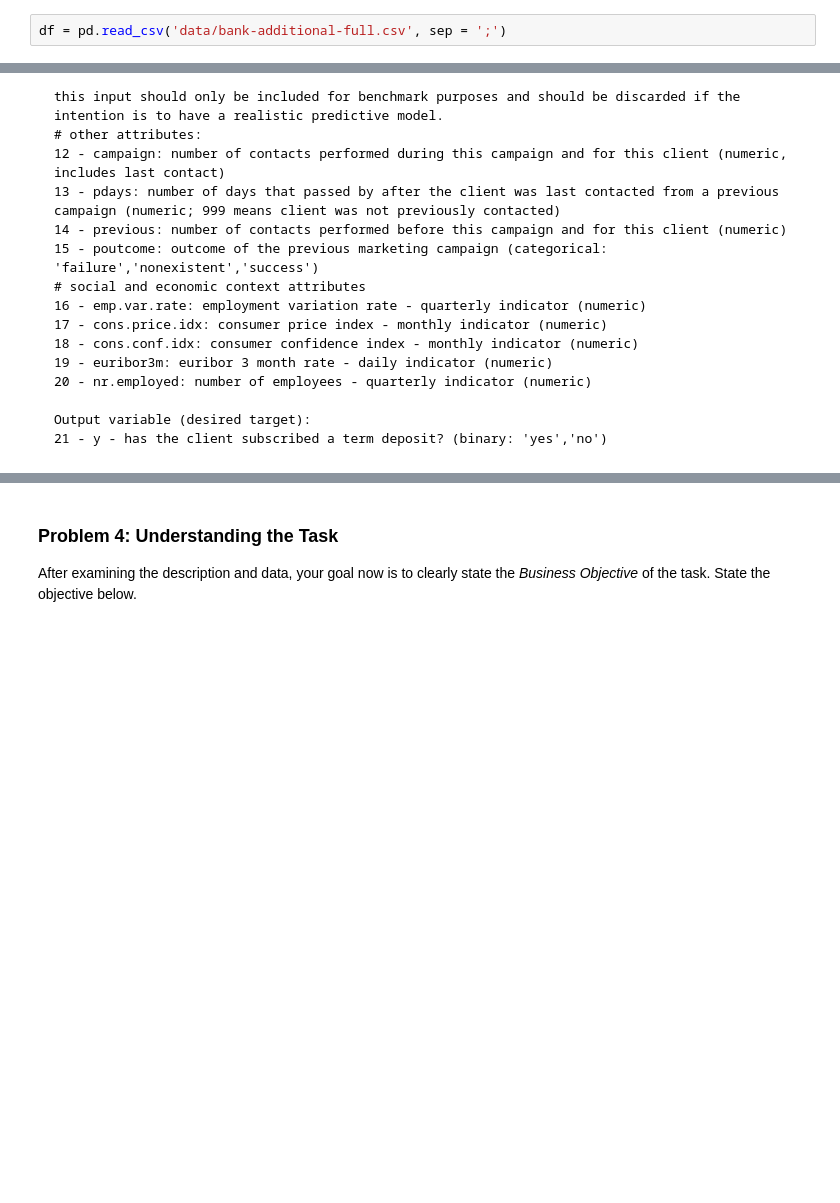
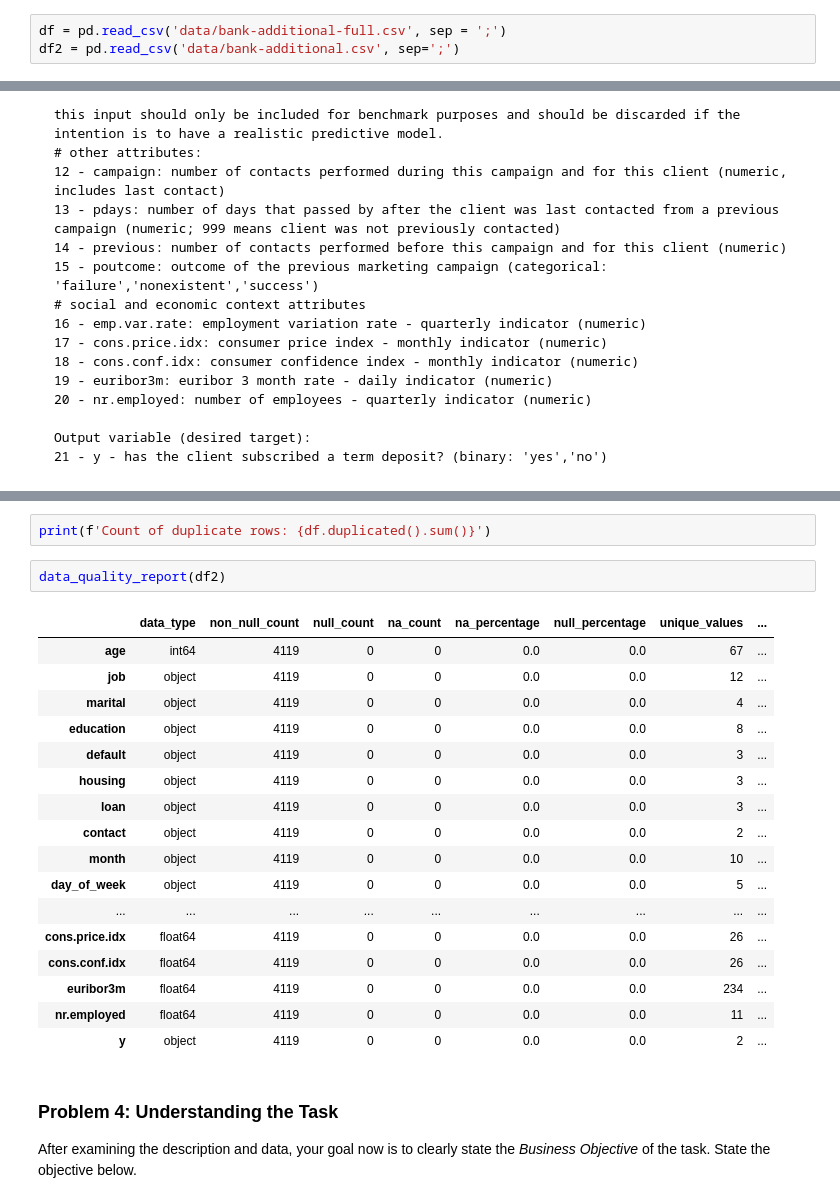
Before and after one commit to peanutenthusiast/symmetrical-fortnight, a Jupyter notebook: prompt_III.ipynb, the cells around one changed output, grey strips where cells are left out. Saved outputs shown, nothing was run; the diff lists cells and outputs as text; blank space fills up the shorter version.

```diff
--- a/prompt_III.ipynb
+++ b/prompt_III.ipynb
@@ -20,6 +20,7 @@ Use pandas to read in the dataset `bank-additional-full.csv` and assign to a mea
 import pandas as pd
 # %%
 df = pd.read_csv('data/bank-additional-full.csv', sep = ';')
+df2 = pd.read_csv('data/bank-additional.csv', sep=';')
 # %%
 df.head()
 # %% [output]
@@ -87,3 +156,25 @@ Shape (41188, 21)
+# %%
+print(f'Count of duplicate rows: {df.duplicated().sum()}')
+# %%
+data_quality_report(df2)
+# %% [output]
+|  | data_type | non_null_count | null_count | na_count | na_percentage | null_percentage | unique_values | ... |
+| age | int64 | 4119 | 0 | 0 | 0.0 | 0.0 | 67 | ... |
+| job | object | 4119 | 0 | 0 | 0.0 | 0.0 | 12 | ... |
+| marital | object | 4119 | 0 | 0 | 0.0 | 0.0 | 4 | ... |
+| education | object | 4119 | 0 | 0 | 0.0 | 0.0 | 8 | ... |
+| default | object | 4119 | 0 | 0 | 0.0 | 0.0 | 3 | ... |
+| housing | object | 4119 | 0 | 0 | 0.0 | 0.0 | 3 | ... |
+| loan | object | 4119 | 0 | 0 | 0.0 | 0.0 | 3 | ... |
+| contact | object | 4119 | 0 | 0 | 0.0 | 0.0 | 2 | ... |
+| month | object | 4119 | 0 | 0 | 0.0 | 0.0 | 10 | ... |
+| day_of_week | object | 4119 | 0 | 0 | 0.0 | 0.0 | 5 | ... |
+| ... | ... | ... | ... | ... | ... | ... | ... | ... |
+| cons.price.idx | float64 | 4119 | 0 | 0 | 0.0 | 0.0 | 26 | ... |
+| cons.conf.idx | float64 | 4119 | 0 | 0 | 0.0 | 0.0 | 26 | ... |
+| euribor3m | float64 | 4119 | 0 | 0 | 0.0 | 0.0 | 234 | ... |
+| nr.employed | float64 | 4119 | 0 | 0 | 0.0 | 0.0 | 11 | ... |
+| y | object | 4119 | 0 | 0 | 0.0 | 0.0 | 2 | ... |
 # %% [markdown]
 ### Problem 4: Understanding the Task
 
```
Also changed, not shown: parts of 7 cells of this notebook.
